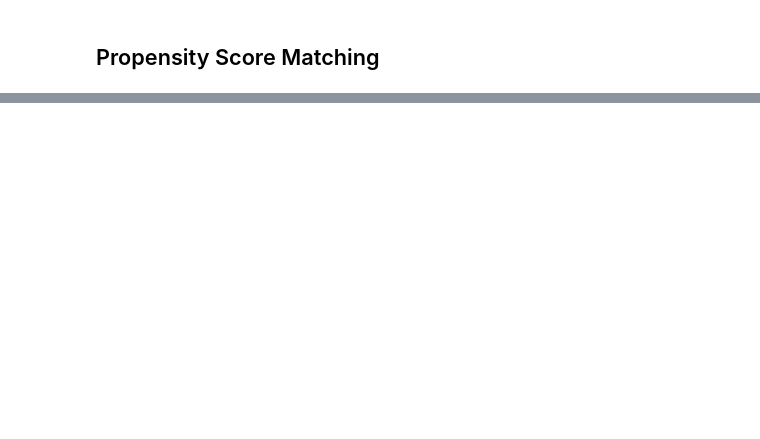
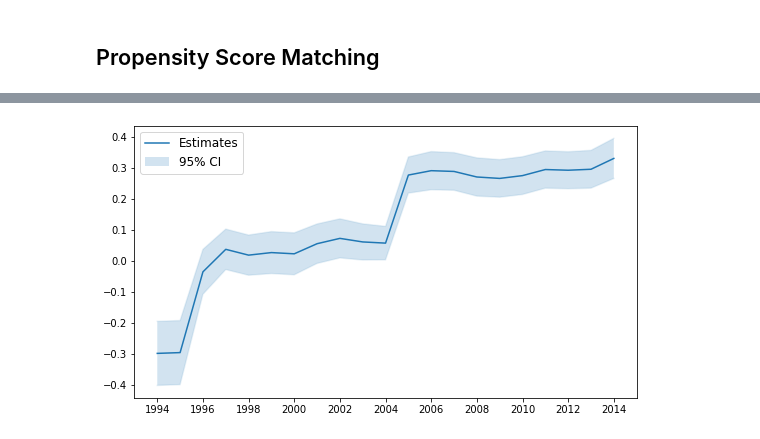
Before and after one commit to oooyiyangc/econ-honor-thesis, a Jupyter notebook: analysis/build/panel.ipynb, the cells around one changed output, grey strips where cells are left out. Drawn from its saved outputs; the diff is of its cells as text; code cells hidden in the pictures; blank space fills up the shorter version.

Commit message:
Added KNN matching

```diff
--- a/analysis/build/panel.ipynb
+++ b/analysis/build/panel.ipynb
@@ -312,0 +380,6 @@ plot_trend_over_time(y="INTEREST")
+# %%
+# generate matched dataframe
+psm_pos = features[features["HIGH_GINI"] == 1]
+psm_neg = features[features["HIGH_GINI"] == 0].iloc[np.unique(sim_indices)]
+psm_matched_df = pd.concat([psm_pos, psm_neg], axis=0)
+psm_matched_df
@@ -312,0 +401,3 @@ plot_trend_over_time(y="INTEREST")
+# %%
+matched_counties = psm_matched_df.index
+matched_counties
@@ -312,0 +411,4 @@ plot_trend_over_time(y="INTEREST")
+# %%
+data_change_matched = data_change[data_change["GEOFIPS"].isin(matched_counties)].copy()
+data_change_matched = data_change_matched.merge(psm_matched_df[["HIGH_GINI"]], left_on=["GEOFIPS"], right_index=True)
+data_change_matched
@@ -312,0 +530,33 @@ plot_trend_over_time(y="INTEREST")
+# %%
+def plot_trend_over_time_psm(y="AGI", interval=10, time_effects=True, entity_effects=True):
+    coeffs = []
+    stds = []
+    for year in range(1989, 2010):
+        data_subset = data_change_matched[(data_change_matched["YEAR"] >= year) & (data_change_matched["YEAR"] <= year+10)]
+        coeff, std = evaluate_psm(data_subset, y=y, cutoff=[0.2, 0.8], time_effects=time_effects, entity_effects=entity_effects, show_result=False)
+        coeffs.append(coeff)
+        stds.append(std)
+
+    # Define variables to plot
+    x = np.arange(1989+interval//2, 2020-interval+interval//2)
+
+    # Compute upper and lower bounds using chosen uncertainty measure: here
+    # it is a fraction of the standard deviation of measurements at each
+    # time point based on the unbiased sample variance
+    lower = np.array(coeffs) - 1.96 * np.array(stds)
+    upper = np.array(coeffs) + 1.96 * np.array(stds)
+
+    # Draw plot with error band and extra formatting to match seaborn style
+    fig, ax = plt.subplots(figsize=(9,5))
+    ax.plot(x, np.array(coeffs), label="Estimates")
+    ax.plot(x, lower, color='tab:blue', alpha=0.1)
+    ax.plot(x, upper, color='tab:blue', alpha=0.1)
+    ax.fill_between(x, lower, upper, alpha=0.2, label="95% CI")
+    ax.set_xticks(np.arange(1989+interval//2, 2020-interval+interval//2, 2))
+#     ax.set_xlabel('Year')
+#     ax.set_ylabel('Estimate')
+    plt.legend(fontsize=12);
+# %%
+plot_trend_over_time_psm()
+# %% [output]
+[figure, added]
```
Also changed, not shown: parts of 31 cells of this notebook, 1 other file.
